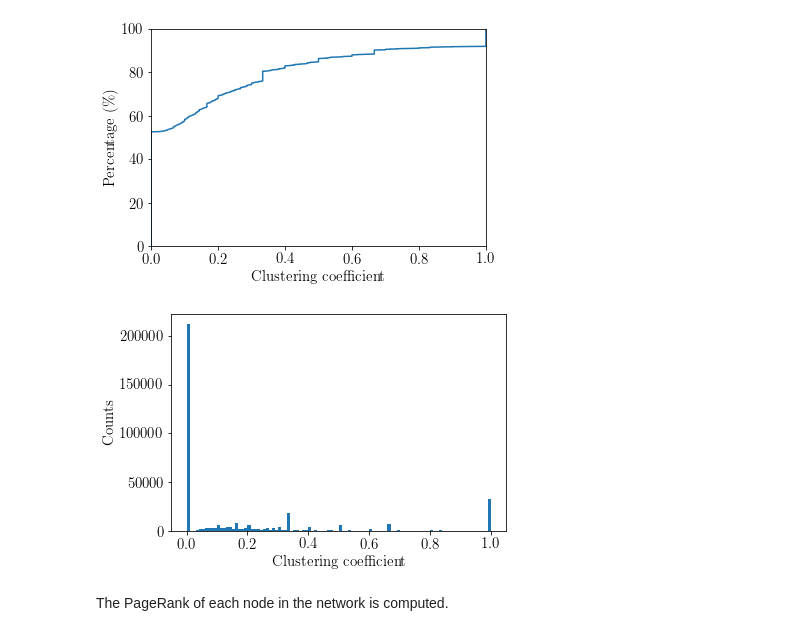
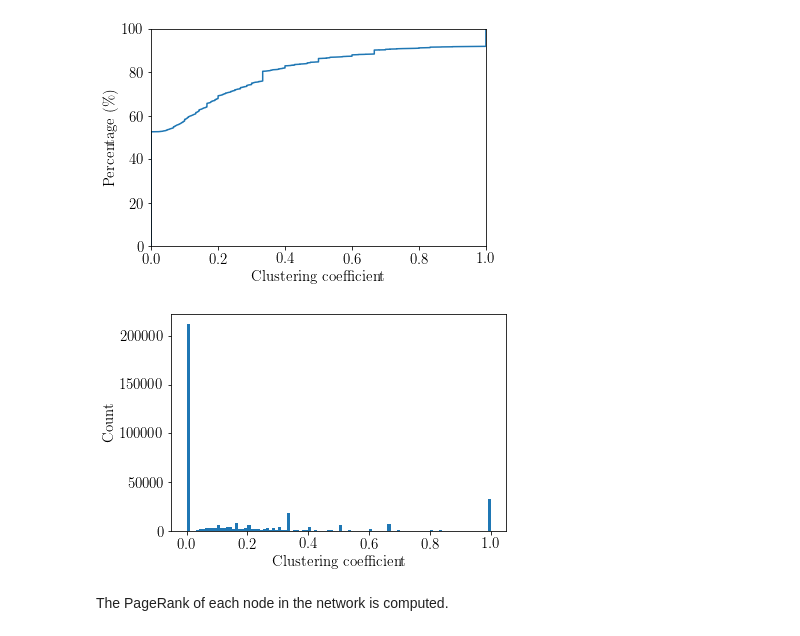
Before and after one commit to matteodonati/co-authorship_network_analysis, a Jupyter notebook: co_authorship_network.ipynb, the cells around one changed output. Cells and saved outputs as stored; diff of their text form; code cells hidden in the pictures.

```diff
--- a/co_authorship_network.ipynb
+++ b/co_authorship_network.ipynb
@@ -210,16 +205,11 @@ Both the cumulative distribution function, as well as the probability distributi
 plot(np.sort(clustering_coefficients), np.arange(len(clustering_coefficients)) / float(len(clustering_coefficients)) * 100, "Clustering coefficient", r"Percentage (\%)", [0, 1], [0, 100], "clustering_coefficients_CDF")
 # %% [output]
 [figure]
-# %%
-# Plotting the distribution of clustering coefficients.
-fig, ax = plt.subplots(1, 1, figsize = (6, 4))
-ax.hist(clustering_coefficients , bins = 100)
-ax.set_xlabel("Clustering coefficient")
-ax.set_ylabel("Counts")
-fig.savefig(f"clustering_coefficients_distribution.pdf", bbox_inches = "tight")
-plt.show()
-# %% [output]
-[figure, removed]
+# %%
+# Plotting the distribution of clustering_coefficients.
+hist_plot(clustering_coefficients, 100, "Clustering coefficient", "Count", "clustering_coefficients_distribution")
+# %% [output]
+[figure, added]
 # %% [markdown]
 The PageRank of each node in the network is computed.
 # %%
```
Also changed, not shown: parts of 14 cells of this notebook, 9 other files.
